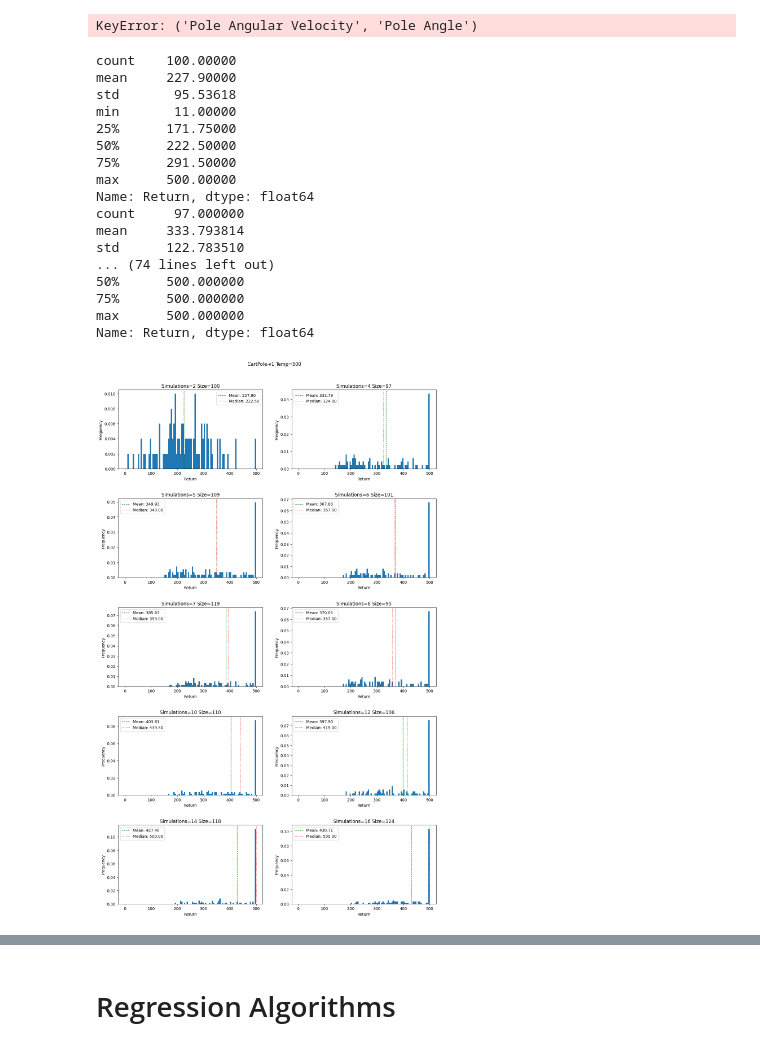
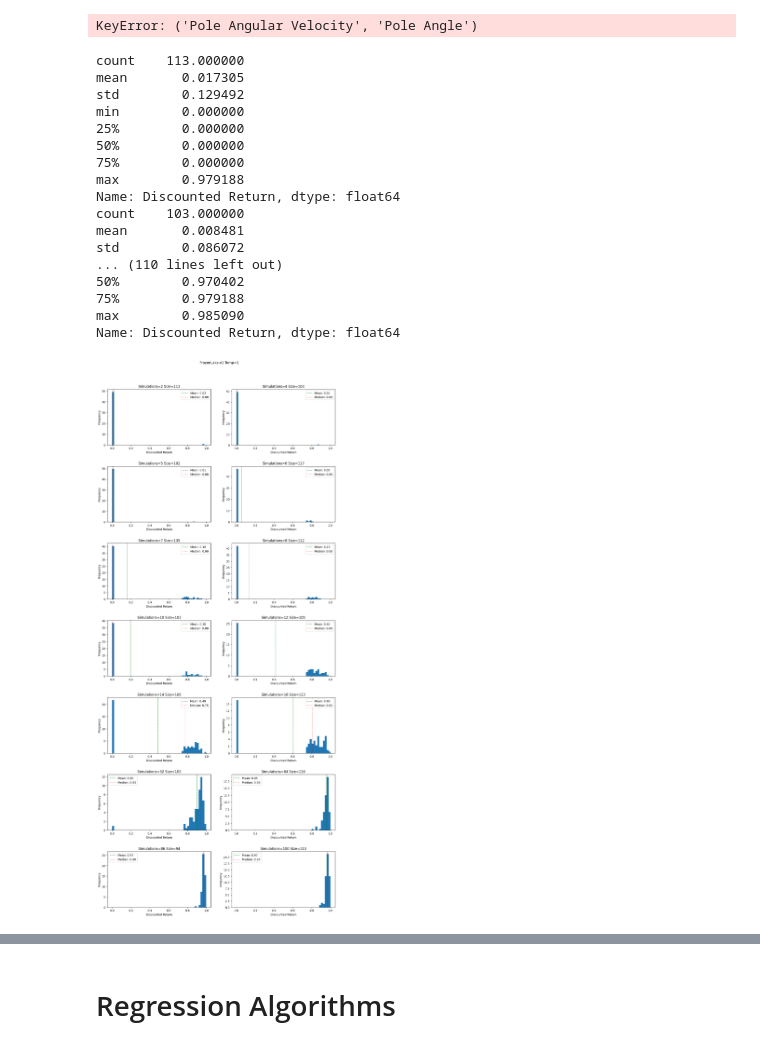
Before and after one commit to keremoner/MCTS-Time-Management, a Jupyter notebook: scripts/RunExperiments.ipynb, the cells around one changed output, grey strips where cells are left out. Saved outputs shown, nothing was run; the diff lists cells and outputs as text; code cells hidden in the pictures.

```diff
--- a/scripts/RunExperiments.ipynb
+++ b/scripts/RunExperiments.ipynb
@@ -146,7 +146,7 @@ print(dataset)
 
 [10000 rows x 3 columns]
 # %%
-directory = "../datasets/after_bug/FrozenLake-v1_m4-4_s1-100_t1/"
+directory = "../datasets/after_bug/s1-100-t1-FrozenLake-v1/"
 dataset_names = os.listdir(directory)
 dataset = pd.DataFrame()
 print (dataset_names)
@@ -179,5 +177,5 @@ print(dataset)
 # %%
-directory = "../datasets/after_bug/FrozenLake-v1_m4-4_s1-100_t1/"
+directory = "../datasets/after_bug/s1-100-t1-FrozenLake-v1/"
 dataset_names = os.listdir(directory)
 dataset = pd.DataFrame()
 
@@ -196,7 +194,7 @@ error_returns = std_returns / (group_simulation["Return"].count() ** 0.5)
 #plt.errorbar(list(group_simulation.indices.keys()),  mean_returns, yerr=error_returns.array)
 
 fig, (ax1, ax2) = plt.subplots(1, 2)
-fig.suptitle('CartPole-v1 Size=5k')
+fig.suptitle('FrozenLake-v1 Size=11k')
 fig.set_size_inches(25, 10)
 
 ax1.set_title("Mean Return vs Simulations (std. error)")
@@ -209,7 +207,7 @@ ax2.yaxis.set_label_text("Mean Return")
 ax1.errorbar(list(group_simulation.indices.keys()),  mean_returns, yerr=error_returns.array, color="#2793e6", ecolor="#2793e6aa", elinewidth=1, label="Temp=%d" % dataset["Temperature"].iloc[0])
 ax2.errorbar(list(group_simulation.indices.keys()),  mean_returns, yerr=std_returns.array, color="#2793e6", ecolor="#2793e6aa", elinewidth=1, label="Temp=%d" % dataset["Temperature"].iloc[0])
 
-directory = "../datasets/100k_s1-100_t1_FrozenLake-v1/"
+directory = "../datasets/after_bug/s1-100-t1-FrozenLake-v1/"
 dataset_names = os.listdir(directory)
 dataset = pd.DataFrame()
 
@@ -264,7 +259,7 @@ ax2.errorbar(list(group_simulation.indices.keys()),  mean_returns, yerr=std_retu
 # %% [markdown]
 # Histogram for a specific simulation number
 # %%
-directory = "../datasets/after_bug/states_s1-100_t500_Cartpole-v1/"
+directory = "../datasets/after_bug/s1-100-t1-FrozenLake-v1/"
 dataset_names = os.listdir(directory)
 dataset = pd.DataFrame()
 
@@ -295,47 +290,47 @@ plt.scatter(pole_angle, dataset[dataset["Simulations"] == 10]["Return"], s=1, co
 # %% [output]
 KeyError: ('Pole Angular Velocity', 'Pole Angle')
 # %%
-sims = [2, 4, 5, 6, 7, 8, 10, 12, 14, 16]
-bins = 100
+sims = [2, 4, 5, 6, 7, 8, 10, 12, 14, 16, 32, 64, 86, 100]
+bins = 50
 fig, axes = plt.subplots(len(sims) // 2 + len(sims) % 2, 2)
-fig.suptitle('CartPole-v1 Temp=500')
+fig.suptitle('FrozenLake-v1 Temp=1')
 fig.set_size_inches(12, 4 * (len(sims) // 2))
 fig.tight_layout()
 fig.subplots_adjust(wspace=0.2,
                     hspace=0.38,
                     top=0.93)
 
 for i in range(len(sims)):
-    print(group_simulation["Return"].get_group(sims[i]).describe())
+    print(group_simulation["Discounted Return"].get_group(sims[i]).describe())
     current_ax = axes[i // 2][i % 2]
-    return_group = group_simulation["Return"].get_group(sims[i])
-    current_ax.hist(return_group, bins=bins, density=True, range=[0, 500])
+    return_group = group_simulation["Discounted Return"].get_group(sims[i])
+    current_ax.hist(return_group, bins=bins, density=True, range=[0, 1])
     current_ax.axvline(return_group.mean(), color="green", linestyle='dashed', linewidth=1, label = "Mean: %.2f" % return_group.mean())
     current_ax.axvline(return_group.median(), color="red", linestyle='dotted', linewidth=1, label = "Median: %.2f" % return_group.median())
 
     current_ax.set_title("Simulations=%d Size=%d" % (sims[i], len(return_group)))
-    current_ax.xaxis.set_label_text("Return")
+    current_ax.xaxis.set_label_text("Discounted Return")
     current_ax.yaxis.set_label_text("Frequency")
     current_ax.legend()
 # %% [output]
-count    100.00000
-mean     227.90000
-std       95.53618
-min       11.00000
-25%      171.75000
-50%      222.50000
-75%      291.50000
-max      500.00000
-Name: Return, dtype: float64
-count     97.000000
-mean     333.793814
-std      122.783510
-... (74 lines left out)
-50%      500.000000
-75%      500.000000
-max      500.000000
-Name: Return, dtype: float64
+count    113.000000
+mean       0.017305
+std        0.129492
+min        0.000000
+25%        0.000000
+50%        0.000000
+75%        0.000000
+max        0.979188
+Name: Discounted Return, dtype: float64
+count    103.000000
+mean       0.008481
+std        0.086072
+... (110 lines left out)
+50%        0.970402
+75%        0.979188
+max        0.985090
+Name: Discounted Return, dtype: float64
-[figure, old version]
+[figure, new version]
 # %%
 print(list(group_simulation.indices.keys()))
 print(mean_returns)
```
Also changed, not shown: parts of 19 cells of this notebook, 19 other files.
